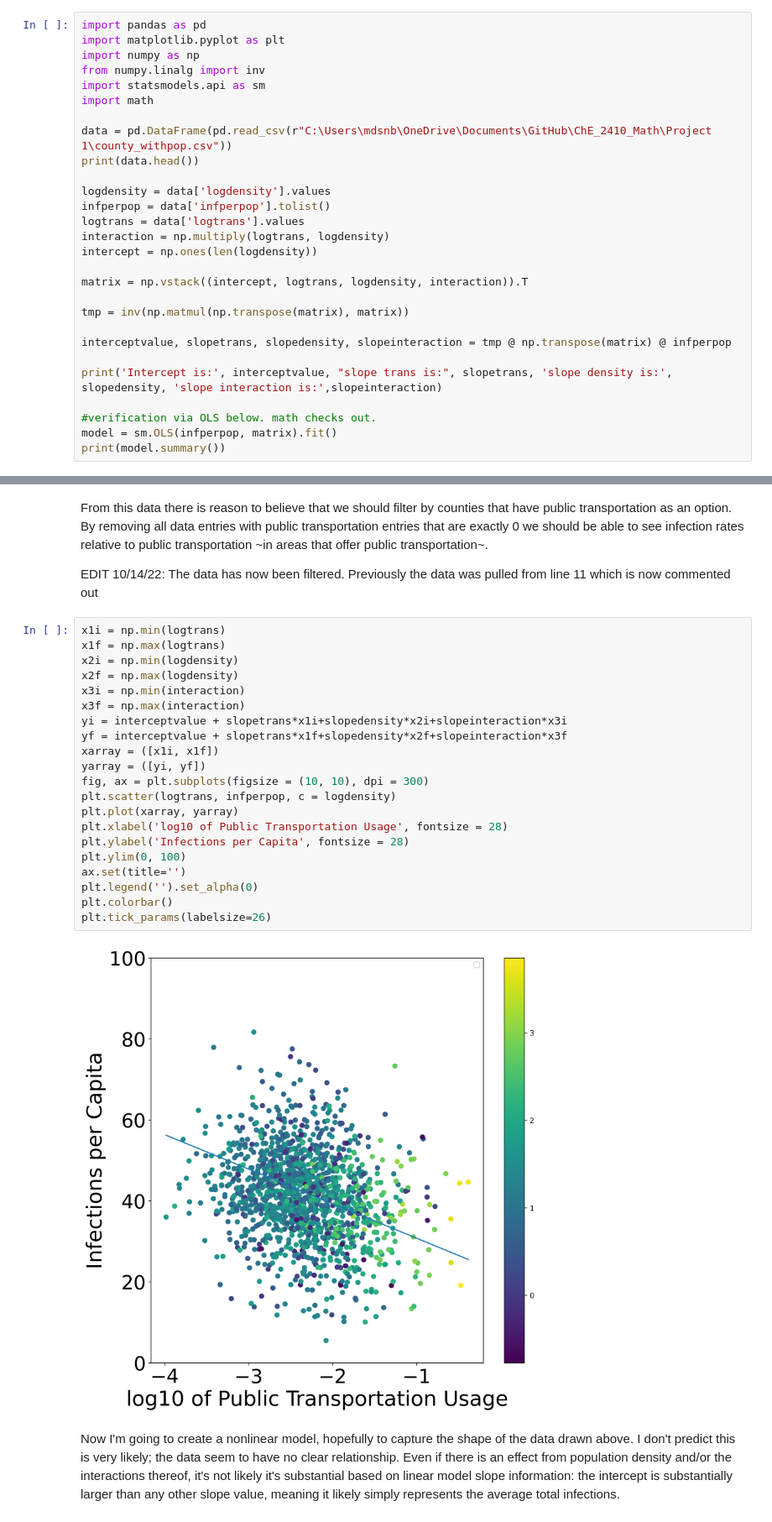
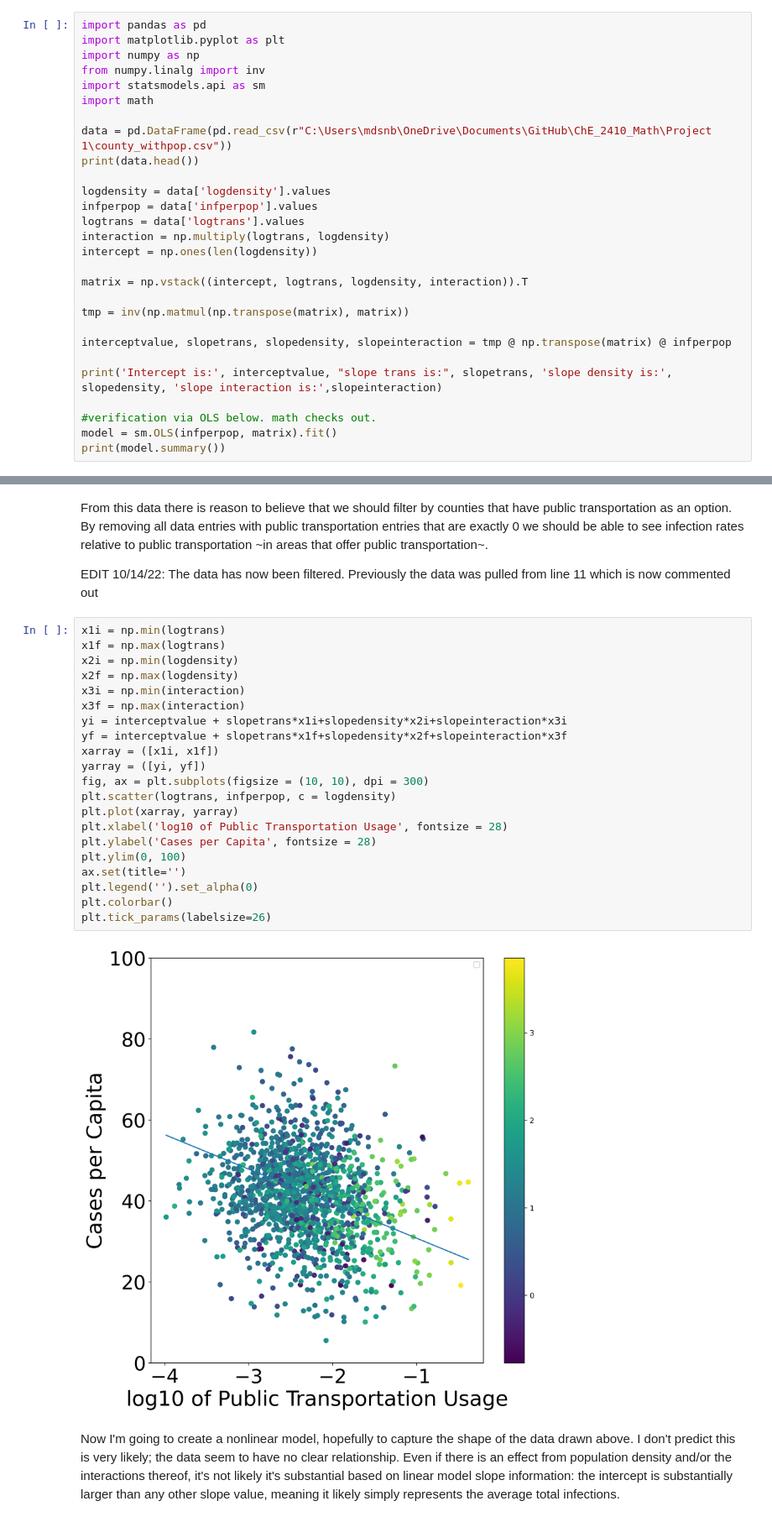
Before and after one commit to mdsnbutler/ChE_2410_Project_1_COVID-Factors, a Jupyter notebook: 3_linear_regression_and_nonlinear_minimization.ipynb, the cells around one changed output, grey strips where cells are left out. Shown at 84% size. Cells and saved outputs as stored; diff of their text form.

Commit message:
validated methods in data

```diff
--- a/3_linear_regression_and_nonlinear_minimization.ipynb
+++ b/3_linear_regression_and_nonlinear_minimization.ipynb
@@ -12,7 +12,7 @@ data = pd.DataFrame(pd.read_csv(r"C:\Users\mdsnb\OneDrive\Documents\GitHub\ChE_2
 print(data.head())
 
 logdensity = data['logdensity'].values
-infperpop = data['infperpop'].tolist()
+infperpop = data['infperpop'].values
 logtrans = data['logtrans'].values
 interaction = np.multiply(logtrans, logdensity)
 intercept = np.ones(len(logdensity))
@@ -53,26 +53,26 @@ EDIT 10/14/22: The data has now been filtered. Previously the data was pulled fr
 # %%
 x1i = np.min(logtrans)
 x1f = np.max(logtrans)
 x2i = np.min(logdensity)
 x2f = np.max(logdensity)
 x3i = np.min(interaction)
 x3f = np.max(interaction)
 yi = interceptvalue + slopetrans*x1i+slopedensity*x2i+slopeinteraction*x3i
 yf = interceptvalue + slopetrans*x1f+slopedensity*x2f+slopeinteraction*x3f
 xarray = ([x1i, x1f])
 yarray = ([yi, yf])
 fig, ax = plt.subplots(figsize = (10, 10), dpi = 300)
 plt.scatter(logtrans, infperpop, c = logdensity)
 plt.plot(xarray, yarray)
 plt.xlabel('log10 of Public Transportation Usage', fontsize = 28)
-plt.ylabel('Infections per Capita', fontsize = 28)
+plt.ylabel('Cases per Capita', fontsize = 28)
 plt.ylim(0, 100)
 ax.set(title='')
 plt.legend('').set_alpha(0)
 plt.colorbar()
 plt.tick_params(labelsize=26)
 # %% [output]
-[figure, old version]
+[figure, new version]
 # %% [markdown]
 Now I'm going to create a nonlinear model, hopefully to capture the shape of the data drawn above. I don't predict this is very likely; the data seem to have no clear relationship. Even if there is an effect from population density and/or the interactions thereof, it's not likely it's substantial based on linear model slope information: the intercept is substantially larger than any other slope value, meaning it likely simply represents the average total infections.
 # %%
```
Also changed, not shown: parts of 6 cells of this notebook, 5 other files.
